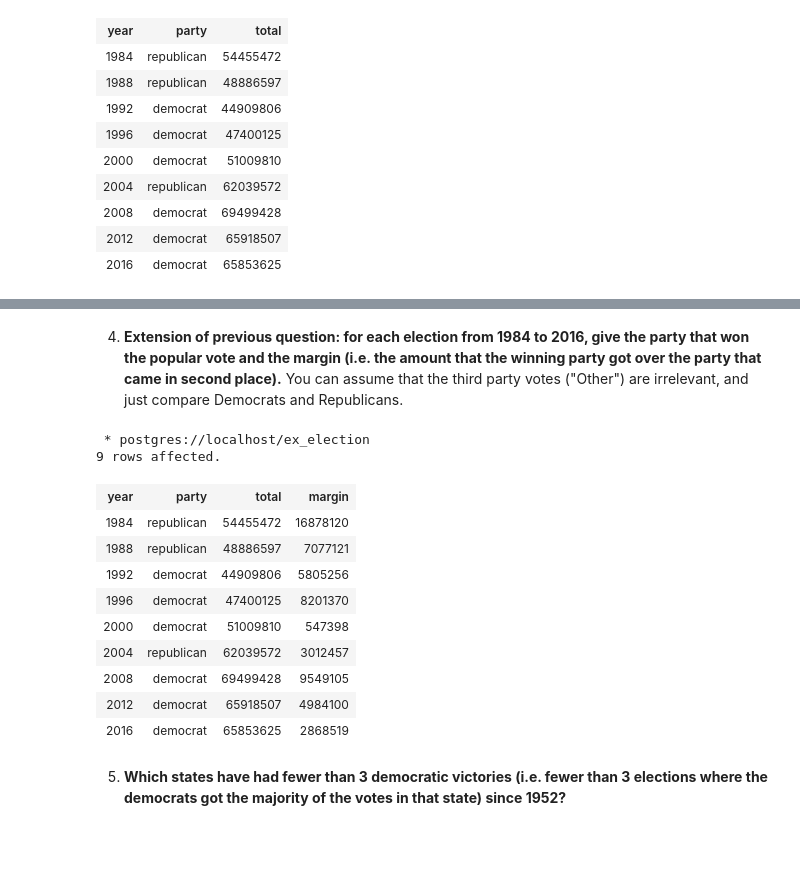
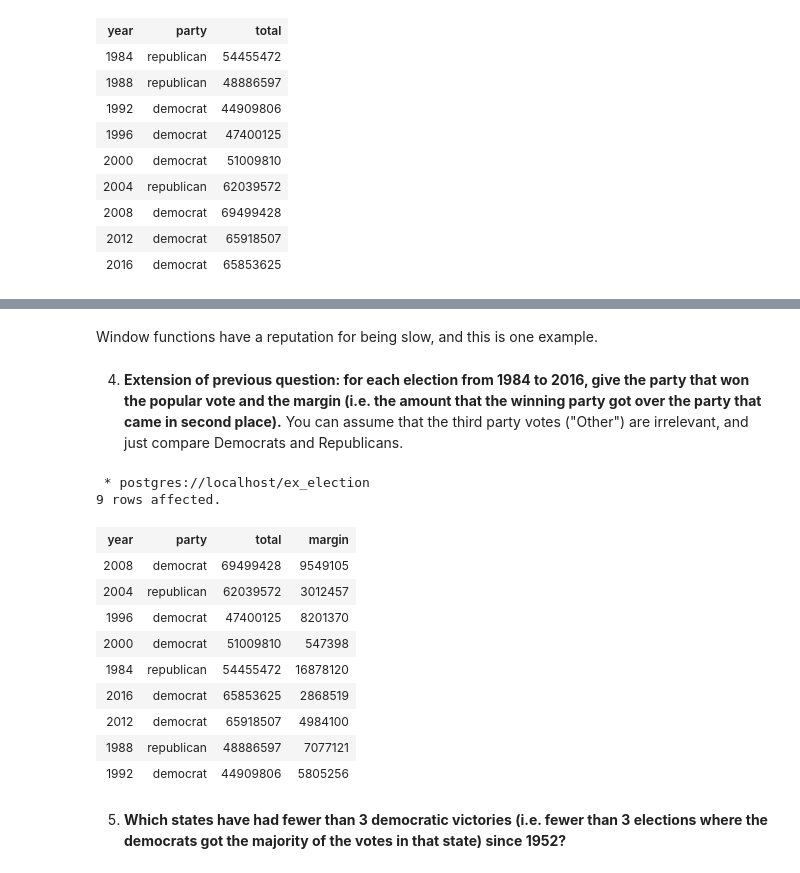
Before and after one commit to j-carson/SQL_practice, a Jupyter notebook: 05_election/My_Answers.ipynb, the cells around one changed output, grey strips where cells are left out. Drawn from its saved outputs; the diff is of its cells as text; code cells hidden in the pictures; blank space fills up the shorter version.

```diff
--- a/05_election/My_Answers.ipynb
+++ b/05_election/My_Answers.ipynb
@@ -175,46 +288,37 @@ AND
+# %% [markdown]
+Window functions have a reputation for being slow, and this is one example.
 # %% [markdown]
 4. **Extension of previous question: for each election from 1984 to 2016, give the party that won the popular vote and the margin (i.e. the amount that the winning party got over the party that came in second place).** You can assume that the third party votes ("Other") are irrelevant, and just compare Democrats and Republicans.
-# %%
-%%sql
-WITH
-    party_totals AS (
-        SELECT
-            year
-            ,party
-            ,sum(votes) total
-            ,RANK() OVER(PARTITION BY YEAR ORDER BY SUM(votes) DESC)
-        FROM
-            tidy_election
-        GROUP BY
-            year, party
-)
-SELECT
-    /* w = winning party, l = losing/2nd place party */
-    w.year, w.party, w.total, w.total - l.total margin
-FROM
-        party_totals w
-    JOIN
-        party_totals l
-    ON
-        w.year = l.year
-    AND
-        w.rank = 1
-    AND
-        l.rank = 2
-    AND
-        w.year >= 1984
-# %% [output]
- * postgres://localhost/ex_election
-9 rows affected.
-| year | party | total | margin |
-| 1984 | republican | 54455472 | 16878120 |
-| 1988 | republican | 48886597 | 7077121 |
-| 1992 | democrat | 44909806 | 5805256 |
-| 1996 | democrat | 47400125 | 8201370 |
-| 2000 | democrat | 51009810 | 547398 |
-| 2004 | republican | 62039572 | 3012457 |
-| 2008 | democrat | 69499428 | 9549105 |
-| 2012 | democrat | 65918507 | 4984100 |
-| 2016 | democrat | 65853625 | 2868519 |
+# %%
+%%sql
+SELECT
+    year,
+    CASE
+        WHEN sum(democrat_votes) > sum(republican_votes)
+        THEN 'democrat'
+    ELSE
+        'republican'
+    END party,
+    GREATEST(SUM(democrat_votes), SUM(republican_votes)) total,
+    ABS(SUM(democrat_votes) - SUM(republican_votes)) margin
+FROM
+    election
+WHERE
+    year >= 1984
+GROUP BY
+    year;
+# %% [output]
+ * postgres://localhost/ex_election
+9 rows affected.
+| year | party | total | margin |
+| 2008 | democrat | 69499428 | 9549105 |
+| 2004 | republican | 62039572 | 3012457 |
+| 1996 | democrat | 47400125 | 8201370 |
+| 2000 | democrat | 51009810 | 547398 |
+| 1984 | republican | 54455472 | 16878120 |
+| 2016 | democrat | 65853625 | 2868519 |
+| 2012 | democrat | 65918507 | 4984100 |
+| 1988 | republican | 48886597 | 7077121 |
+| 1992 | democrat | 44909806 | 5805256 |
 # %% [markdown]
 5. **Which states have had fewer than 3 democratic victories (i.e. fewer than 3 elections where the democrats got the majority of the votes in that state) since 1952?**
```
Also changed, not shown: parts of 15 cells of this notebook.
